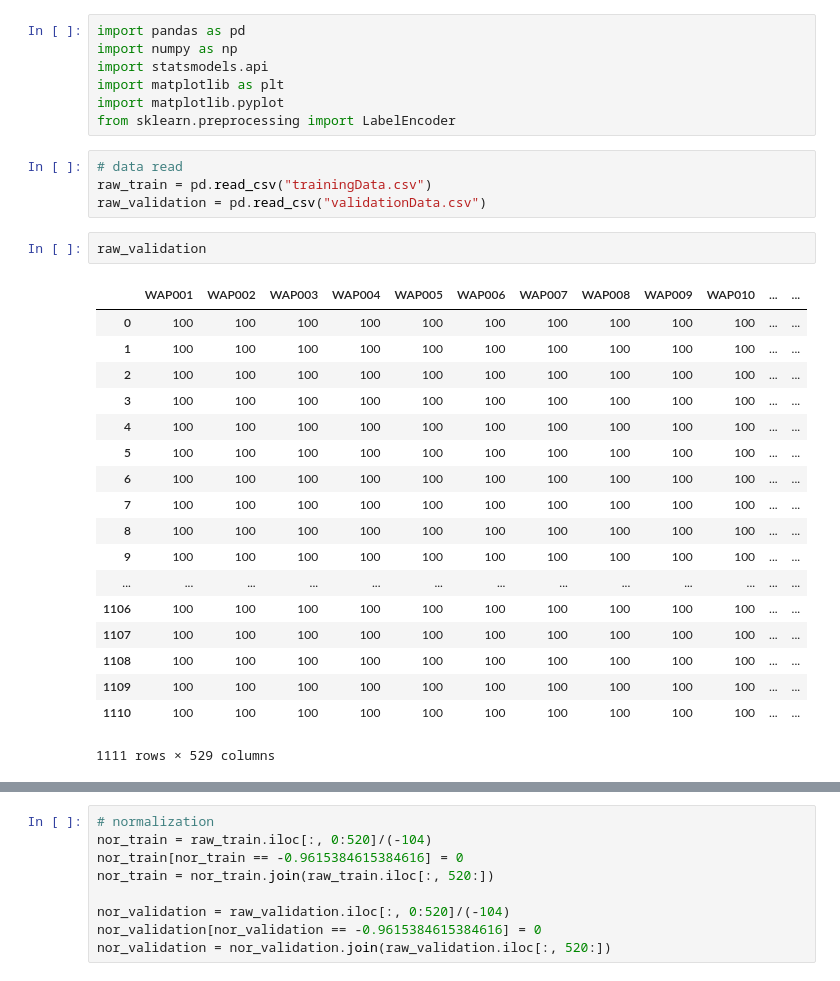
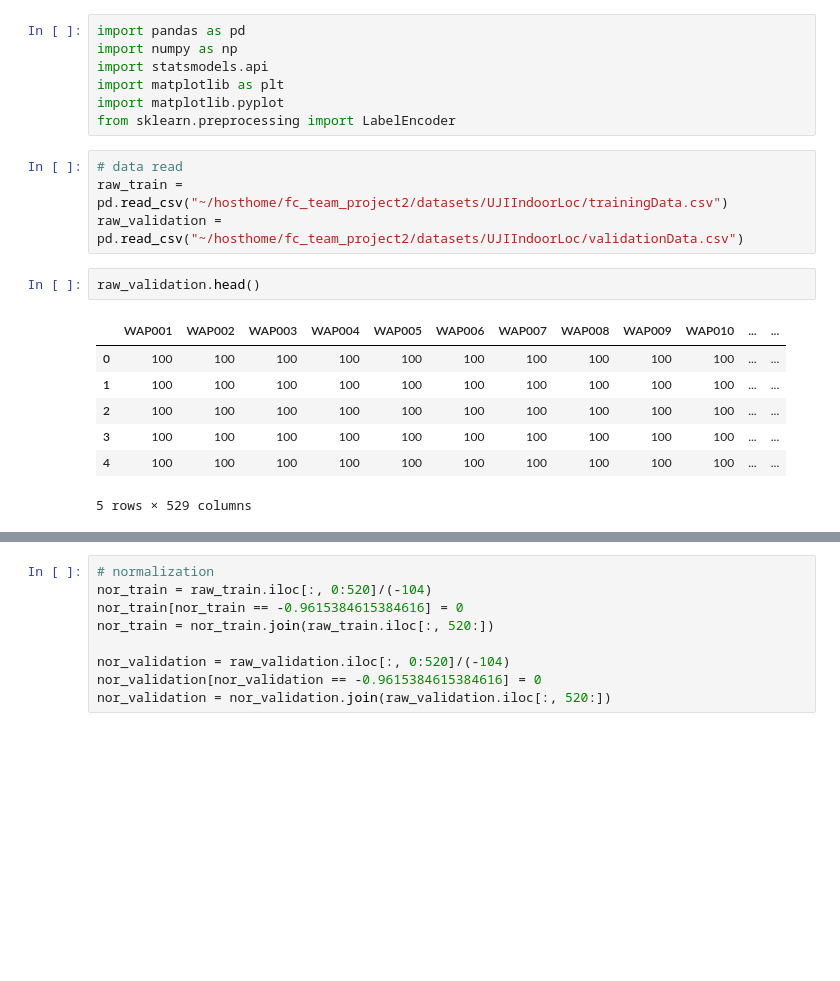
Before and after one commit to devyohan/fc_team_project2, a Jupyter notebook: wifi_jeehun.ipynb, the cells around one changed output, grey strips where cells are left out. Saved outputs shown, nothing was run; the diff lists cells and outputs as text; blank space fills up the shorter version.

```diff
--- a/wifi_jeehun.ipynb
+++ b/wifi_jeehun.ipynb
@@ -7,27 +7,16 @@ import matplotlib.pyplot
 from sklearn.preprocessing import LabelEncoder
 # %%
 # data read
-raw_train = pd.read_csv("trainingData.csv")
-raw_validation = pd.read_csv("validationData.csv")
+raw_train = pd.read_csv("~/hosthome/fc_team_project2/datasets/UJIIndoorLoc/trainingData.csv")
+raw_validation = pd.read_csv("~/hosthome/fc_team_project2/datasets/UJIIndoorLoc/validationData.csv")
 # %%
-raw_validation
+raw_validation.head()
 # %% [output]
 |  | WAP001 | WAP002 | WAP003 | WAP004 | WAP005 | WAP006 | WAP007 | WAP008 | WAP009 | WAP010 | ... | ... |
 | 0 | 100 | 100 | 100 | 100 | 100 | 100 | 100 | 100 | 100 | 100 | ... | ... |
 | 1 | 100 | 100 | 100 | 100 | 100 | 100 | 100 | 100 | 100 | 100 | ... | ... |
 | 2 | 100 | 100 | 100 | 100 | 100 | 100 | 100 | 100 | 100 | 100 | ... | ... |
 | 3 | 100 | 100 | 100 | 100 | 100 | 100 | 100 | 100 | 100 | 100 | ... | ... |
 | 4 | 100 | 100 | 100 | 100 | 100 | 100 | 100 | 100 | 100 | 100 | ... | ... |
-| 5 | 100 | 100 | 100 | 100 | 100 | 100 | 100 | 100 | 100 | 100 | ... | ... |
-| 6 | 100 | 100 | 100 | 100 | 100 | 100 | 100 | 100 | 100 | 100 | ... | ... |
-| 7 | 100 | 100 | 100 | 100 | 100 | 100 | 100 | 100 | 100 | 100 | ... | ... |
-| 8 | 100 | 100 | 100 | 100 | 100 | 100 | 100 | 100 | 100 | 100 | ... | ... |
-| 9 | 100 | 100 | 100 | 100 | 100 | 100 | 100 | 100 | 100 | 100 | ... | ... |
-| ... | ... | ... | ... | ... | ... | ... | ... | ... | ... | ... | ... | ... |
-| 1106 | 100 | 100 | 100 | 100 | 100 | 100 | 100 | 100 | 100 | 100 | ... | ... |
-| 1107 | 100 | 100 | 100 | 100 | 100 | 100 | 100 | 100 | 100 | 100 | ... | ... |
-| 1108 | 100 | 100 | 100 | 100 | 100 | 100 | 100 | 100 | 100 | 100 | ... | ... |
-| 1109 | 100 | 100 | 100 | 100 | 100 | 100 | 100 | 100 | 100 | 100 | ... | ... |
-| 1110 | 100 | 100 | 100 | 100 | 100 | 100 | 100 | 100 | 100 | 100 | ... | ... |
-1111 rows × 529 columns
+5 rows × 529 columns
 # %%
```
Also changed, not shown: parts of 20 cells of this notebook.
